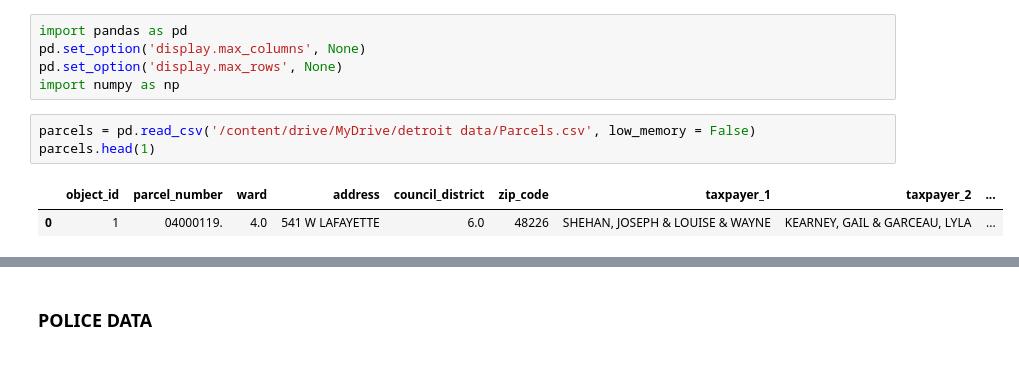
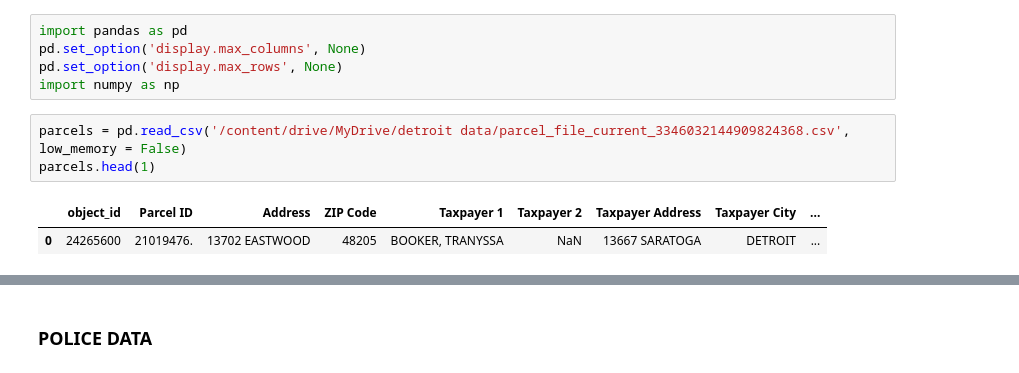
Before and after one commit to data-4700/city-of-detroit, a Jupyter notebook: detroit_housing.ipynb, the cells around one changed output, grey strips where cells are left out. Drawn from its saved outputs; the diff is of its cells as text.

```diff
--- a/detroit_housing.ipynb
+++ b/detroit_housing.ipynb
@@ -107,8 +98,8 @@ pd.set_option('display.max_columns', None)
 pd.set_option('display.max_rows', None)
 import numpy as np
 # %%
-parcels = pd.read_csv('/content/drive/MyDrive/detroit data/Parcels.csv', low_memory = False)
+parcels = pd.read_csv('/content/drive/MyDrive/detroit data/parcel_file_current_3346032144909824368.csv', low_memory = False)
 parcels.head(1)
 # %% [output]
-|  | object_id | parcel_number | ward | address | council_district | zip_code | taxpayer_1 | taxpayer_2 | ... |
-| 0 | 1 | 04000119. | 4.0 | 541 W LAFAYETTE | 6.0 | 48226 | SHEHAN, JOSEPH & LOUISE & WAYNE | KEARNEY, GAIL & GARCEAU, LYLA | ... |
+|  | object_id | Parcel ID | Address | ZIP Code | Taxpayer 1 | Taxpayer 2 | Taxpayer Address | Taxpayer City | ... |
+| 0 | 24265600 | 21019476. | 13702 EASTWOOD | 48205 | BOOKER, TRANYSSA | NaN | 13667 SARATOGA | DETROIT | ... |
```
Also changed, not shown: parts of 20 cells of this notebook.
